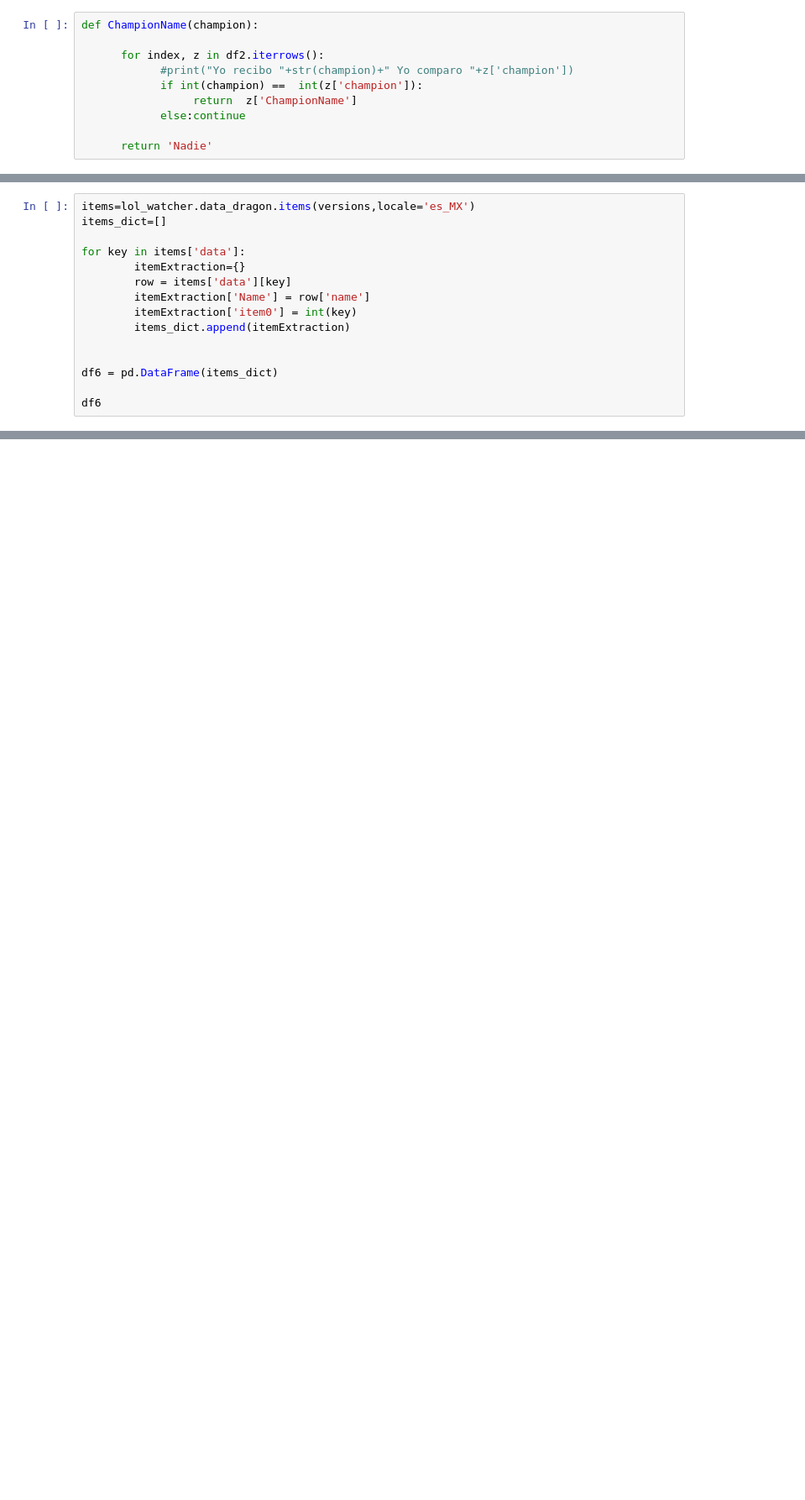
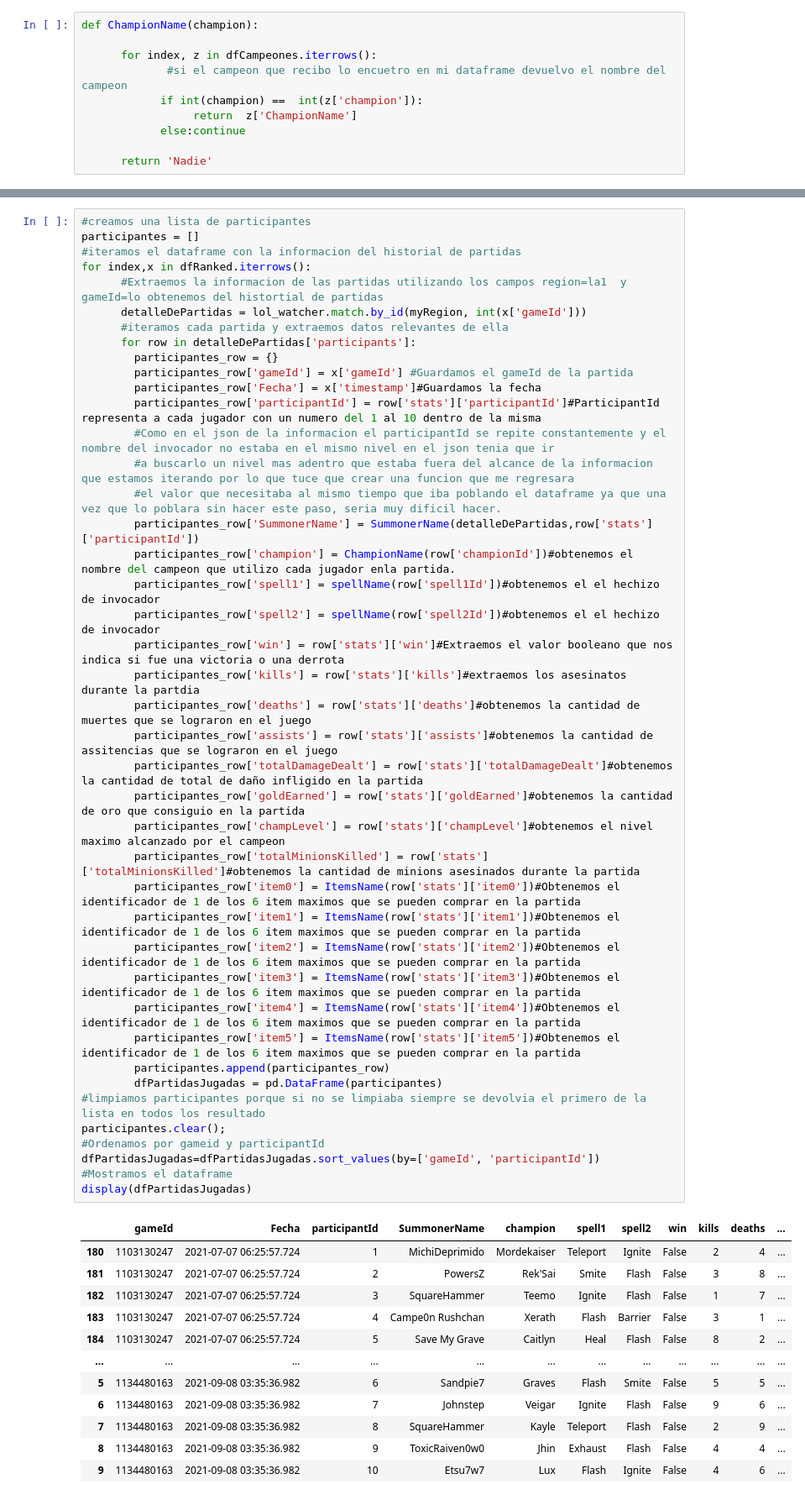
Before and after one commit to benjalm21/USE-OF-RIOT-API, a Jupyter notebook: RIotApi.ipynb, the cells around one changed output, grey strips where cells are left out. Shown at 84% size. Cells and saved outputs as stored; diff of their text form; blank space fills up the shorter version.

```diff
--- a/RIotApi.ipynb
+++ b/RIotApi.ipynb
@@ -117,8 +206,8 @@ dtype: object
 # %%
 def ChampionName(champion):
 
-      for index, z in df2.iterrows():
-            #print("Yo recibo "+str(champion)+" Yo comparo "+z['champion'])
+      for index, z in dfCampeones.iterrows():
+             #si el campeon que recibo lo encuetro en mi dataframe devuelvo el nombre del campeon
             if int(champion) ==  int(z['champion']):
                  return  z['ChampionName']
             else:continue
@@ -165,15 +215,0 @@ df.to_csv("ChampsMerged.csv")
-# %%
-items=lol_watcher.data_dragon.items(versions,locale='es_MX')
-items_dict=[]
-
-for key in items['data']:
-        itemExtraction={}
-        row = items['data'][key]
-        itemExtraction['Name'] = row['name']
-        itemExtraction['item0'] = int(key)
-        items_dict.append(itemExtraction)
-
-
-df6 = pd.DataFrame(items_dict)
-
-df6
@@ -216,0 +257,55 @@ df7
+# %%
+#creamos una lista de participantes
+participantes = []
+#iteramos el dataframe con la informacion del historial de partidas
+for index,x in dfRanked.iterrows():
+      #Extraemos la informacion de las partidas utilizando los campos region=la1  y gameId=lo obtenemos del histortial de partidas
+      detalleDePartidas = lol_watcher.match.by_id(myRegion, int(x['gameId']))
+      #iteramos cada partida y extraemos datos relevantes de ella
+      for row in detalleDePartidas['participants']:
+        participantes_row = {}
+        participantes_row['gameId'] = x['gameId'] #Guardamos el gameId de la partida
+        participantes_row['Fecha'] = x['timestamp']#Guardamos la fecha
+        participantes_row['participantId'] = row['stats']['participantId']#ParticipantId representa a cada jugador con un numero del 1 al 10 dentro de la misma
+        #Como en el json de la informacion el participantId se repite constantemente y el nombre del invocador no estaba en el mismo nivel en el json tenia que ir
+        #a buscarlo un nivel mas adentro que estaba fuera del alcance de la informacion que estamos iterando por lo que tuce que crear una funcion que me regresara
+        #el valor que necesitaba al mismo tiempo que iba poblando el dataframe ya que una vez que lo poblara sin hacer este paso, seria muy dificil hacer.
+        participantes_row['SummonerName'] = SummonerName(detalleDePartidas,row['stats']['participantId'])
+        participantes_row['champion'] = ChampionName(row['championId'])#obtenemos el nombre del campeon que utilizo cada jugador enla partida.
+        participantes_row['spell1'] = spellName(row['spell1Id'])#obtenemos el el hechizo de invocador
+        participantes_row['spell2'] = spellName(row['spell2Id'])#obtenemos el el hechizo de invocador
+        participantes_row['win'] = row['stats']['win']#Extraemos el valor booleano que nos indica si fue una victoria o una derrota
+        participantes_row['kills'] = row['stats']['kills']#extraemos los asesinatos durante la partdia
+        participantes_row['deaths'] = row['stats']['deaths']#obtenemos la cantidad de muertes que se lograron en el juego
+        participantes_row['assists'] = row['stats']['assists']#obtenemos la cantidad de assitencias que se lograron en el juego
+        participantes_row['totalDamageDealt'] = row['stats']['totalDamageDealt']#obtenemos la cantidad de total de daño infligido en la partida
+        participantes_row['goldEarned'] = row['stats']['goldEarned']#obtenemos la cantidad de oro que consiguio en la partida
+        participantes_row['champLevel'] = row['stats']['champLevel']#obtenemos el nivel maximo alcanzado por el campeon
+        participantes_row['totalMinionsKilled'] = row['stats']['totalMinionsKilled']#obtenemos la cantidad de minions asesinados durante la partida
+        participantes_row['item0'] = ItemsName(row['stats']['item0'])#Obtenemos el identificador de 1 de los 6 item maximos que se pueden comprar en la partida
+        participantes_row['item1'] = ItemsName(row['stats']['item1'])#Obtenemos el identificador de 1 de los 6 item maximos que se pueden comprar en la partida
+        participantes_row['item2'] = ItemsName(row['stats']['item2'])#Obtenemos el identificador de 1 de los 6 item maximos que se pueden comprar en la partida
+        participantes_row['item3'] = ItemsName(row['stats']['item3'])#Obtenemos el identificador de 1 de los 6 item maximos que se pueden comprar en la partida
+        participantes_row['item4'] = ItemsName(row['stats']['item4'])#Obtenemos el identificador de 1 de los 6 item maximos que se pueden comprar en la partida
+        participantes_row['item5'] = ItemsName(row['stats']['item5'])#Obtenemos el identificador de 1 de los 6 item maximos que se pueden comprar en la partida
+        participantes.append(participantes_row)
+        dfPartidasJugadas = pd.DataFrame(participantes)
+#limpiamos participantes porque si no se limpiaba siempre se devolvia el primero de la lista en todos los resultado
+participantes.clear();
+#Ordenamos por gameid y participantId
+dfPartidasJugadas=dfPartidasJugadas.sort_values(by=['gameId', 'participantId'])
+#Mostramos el dataframe
+display(dfPartidasJugadas)
+# %% [output]
+|  | gameId | Fecha | participantId | SummonerName | champion | spell1 | spell2 | win | kills | deaths | ... |
+| 180 | 1103130247 | 2021-07-07 06:25:57.724 | 1 | MichiDeprimido | Mordekaiser | Teleport | Ignite | False | 2 | 4 | ... |
+| 181 | 1103130247 | 2021-07-07 06:25:57.724 | 2 | PowersZ | Rek'Sai | Smite | Flash | False | 3 | 8 | ... |
+| 182 | 1103130247 | 2021-07-07 06:25:57.724 | 3 | SquareHammer | Teemo | Ignite | Flash | False | 1 | 7 | ... |
+| 183 | 1103130247 | 2021-07-07 06:25:57.724 | 4 | Campe0n Rushchan | Xerath | Flash | Barrier | False | 3 | 1 | ... |
+| 184 | 1103130247 | 2021-07-07 06:25:57.724 | 5 | Save My Grave | Caitlyn | Heal | Flash | False | 8 | 2 | ... |
+| ... | ... | ... | ... | ... | ... | ... | ... | ... | ... | ... | ... |
+| 5 | 1134480163 | 2021-09-08 03:35:36.982 | 6 | Sandpie7 | Graves | Flash | Smite | False | 5 | 5 | ... |
+| 6 | 1134480163 | 2021-09-08 03:35:36.982 | 7 | Johnstep | Veigar | Ignite | Flash | False | 9 | 6 | ... |
+| 7 | 1134480163 | 2021-09-08 03:35:36.982 | 8 | SquareHammer | Kayle | Teleport | Flash | False | 2 | 9 | ... |
+| 8 | 1134480163 | 2021-09-08 03:35:36.982 | 9 | ToxicRaiven0w0 | Jhin | Exhaust | Flash | False | 4 | 4 | ... |
+| 9 | 1134480163 | 2021-09-08 03:35:36.982 | 10 | Etsu7w7 | Lux | Flash | Ignite | False | 4 | 6 | ... |
```
Also changed, not shown: parts of 17 cells of this notebook.
